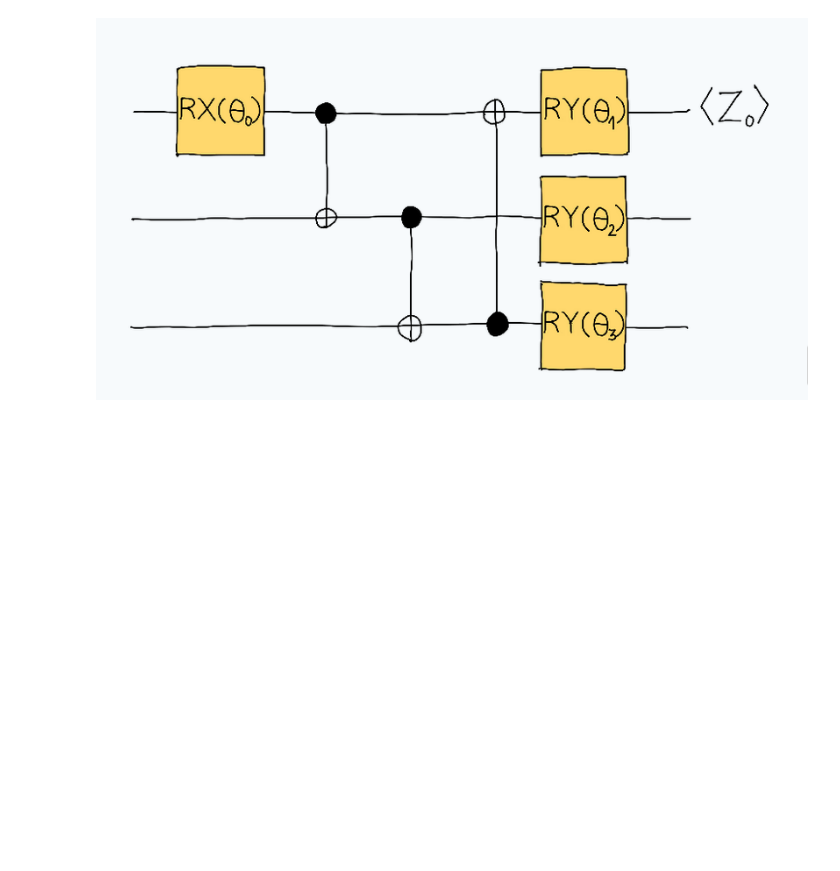
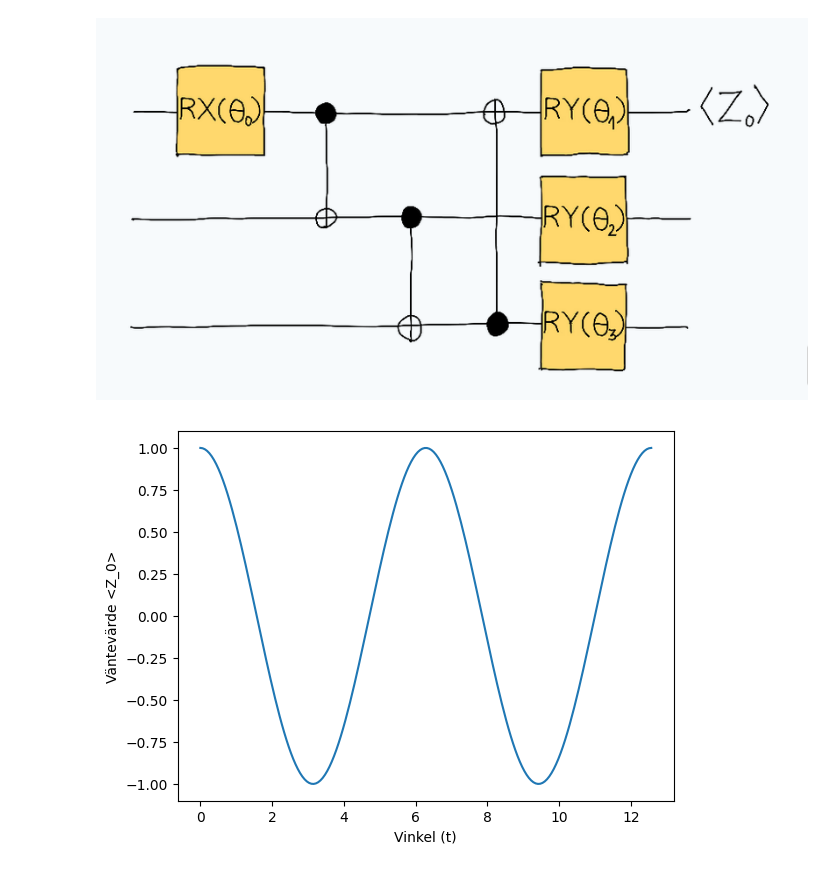
Before and after one commit to JonasHagstrom79/QuantumML, a Jupyter notebook: PennyLane_CodexercisePF_4_1_Circuits_as_functions.ipynb, the cells around one changed output. Drawn from its saved outputs; the diff is of its cells as text; code cells hidden in the pictures; blank space fills up the shorter version.

```diff
--- a/PennyLane_CodexercisePF_4_1_Circuits_as_functions.ipynb
+++ b/PennyLane_CodexercisePF_4_1_Circuits_as_functions.ipynb
@@ -23,3 +23,35 @@ Installing collected packages: appdirs, scipy-openblas32, rustworkx, autoray, di
 Successfully installed appdirs-1.4.4 autoray-0.8.2 diastatic-malt-2.15.2 pennylane-0.44.1 pennylane-lightning-0.44.0 rustworkx-0.17.1 scipy-openblas32-0.3.31.188.0
 # %% [markdown]
 ![PennyLane13.png](embedded-picture-1)
+# %%
+dev = qml.device("default.qubit", wires = 3)
+
+@qml.qnode(dev)
+def circuit_as_function(params):
+    """
+    Implements the circuit shown in the codercise statement.
+    Args:
+    - params (np.ndarray): [theta_0, theta_1, theta_2, theta_3]
+    Returns:
+    - (np.tensor): <Z0>
+    """
+
+    qml.RX(params[0], wires=0)
+    qml.CNOT(wires=[0,1])
+    qml.CNOT(wires=[1,2])
+    qml.CNOT(wires=[2,0])
+    qml.RY(params[1], wires=0)
+    qml.RY(params[2], wires=1)
+    qml.RY(params[3], wires=2)
+
+    return qml.expval(qml.PauliZ(0))
+
+angles = np.linspace(0, 4 * np.pi, 200)
+output_values = np.array([circuit_as_function([0.5, t, 0.5, 0.5]) for t in angles])
+# %%
+plt.plot(angles, output_values)
+plt.xlabel("Vinkel (t)")
+plt.ylabel("Väntevärde <Z_0>")
+plt.show()
+# %% [output]
+[figure, added]
```
Also changed, not shown: parts of 1 cell of this notebook.
